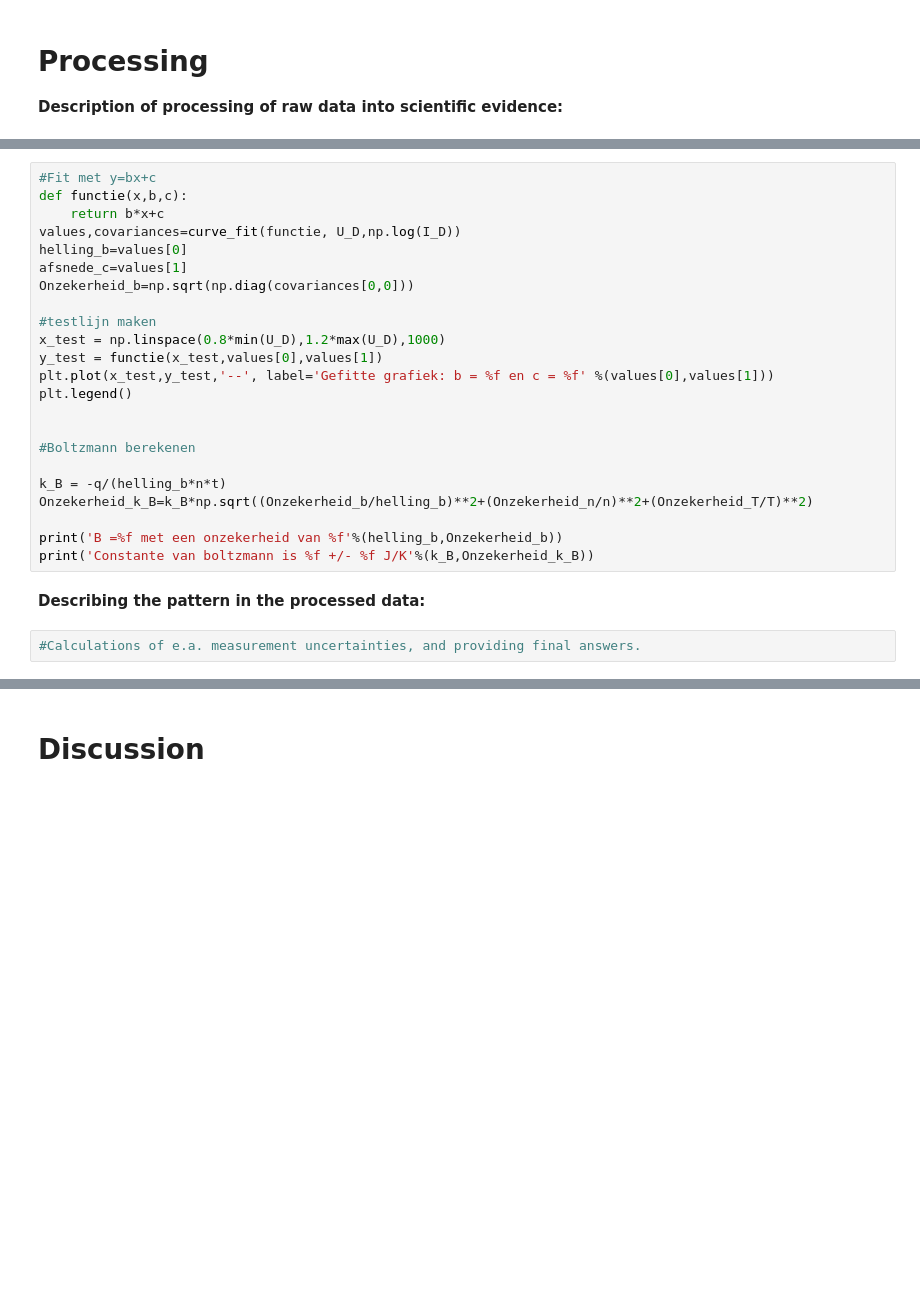
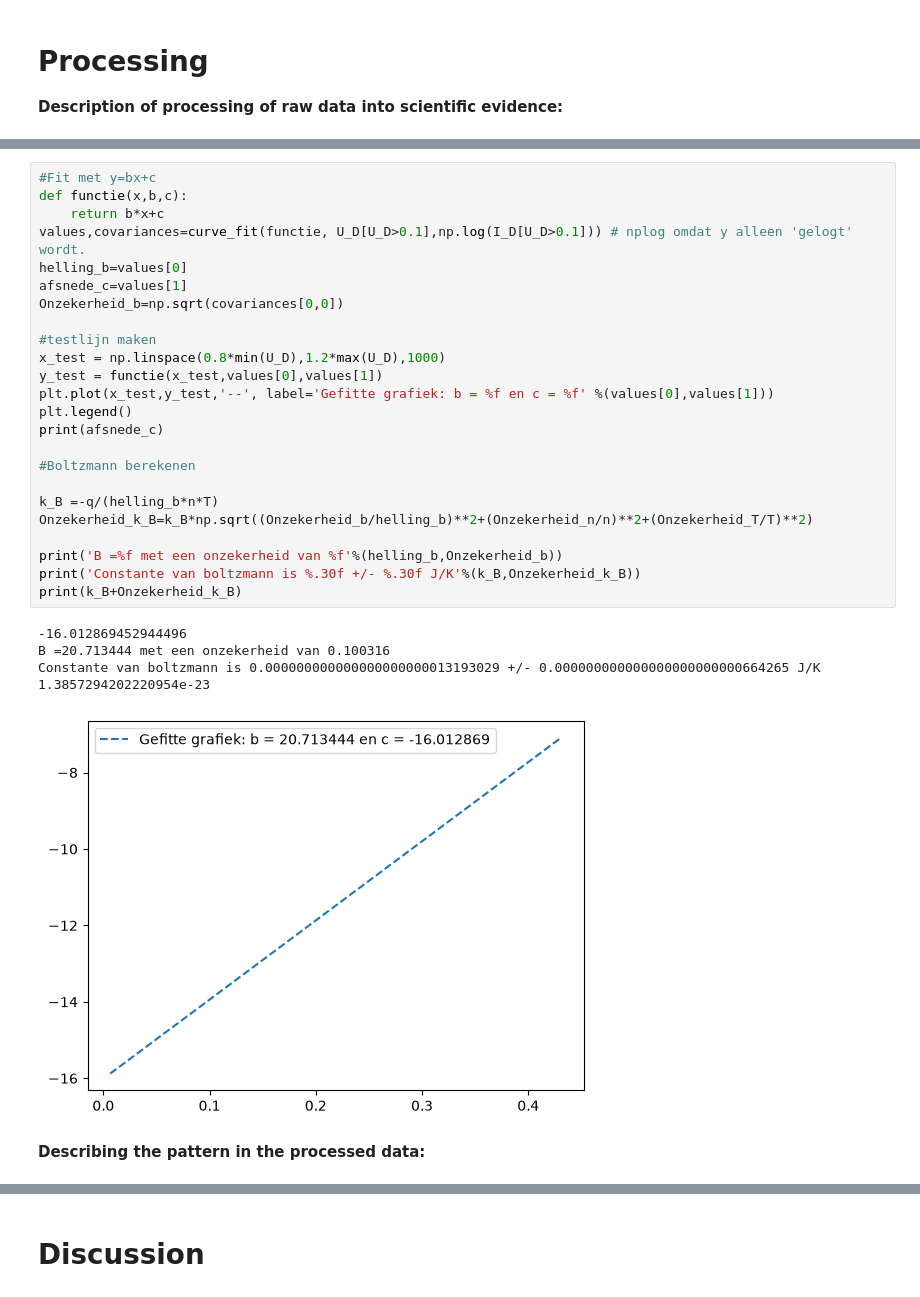
Before and after one commit to KoenHeide1/IP2-Thermo-, a Jupyter notebook: Labjournaal voor IP2/BM_labjournaal (1).ipynb, the cells around one changed output, grey strips where cells are left out. Cells and saved outputs as stored; diff of their text form; blank space fills up the shorter version.

```diff
--- a/Labjournaal voor IP2/BM_labjournaal (1).ipynb
+++ b/Labjournaal voor IP2/BM_labjournaal (1).ipynb
@@ -93,27 +98,32 @@ plt.legend()
 # %%
 #Fit met y=bx+c
 def functie(x,b,c):
     return b*x+c
-values,covariances=curve_fit(functie, U_D,np.log(I_D))
+values,covariances=curve_fit(functie, U_D[U_D>0.1],np.log(I_D[U_D>0.1])) # nplog omdat y alleen 'gelogt' wordt.
 helling_b=values[0]
 afsnede_c=values[1]
-Onzekerheid_b=np.sqrt(np.diag(covariances[0,0]))
+Onzekerheid_b=np.sqrt(covariances[0,0])
 
 #testlijn maken
 x_test = np.linspace(0.8*min(U_D),1.2*max(U_D),1000)
 y_test = functie(x_test,values[0],values[1])
 plt.plot(x_test,y_test,'--', label='Gefitte grafiek: b = %f en c = %f' %(values[0],values[1]))
 plt.legend()
-
+print(afsnede_c)
 
 #Boltzmann berekenen
 
-k_B = -q/(helling_b*n*t)
+k_B =-q/(helling_b*n*T)
 Onzekerheid_k_B=k_B*np.sqrt((Onzekerheid_b/helling_b)**2+(Onzekerheid_n/n)**2+(Onzekerheid_T/T)**2)
 
 print('B =%f met een onzekerheid van %f'%(helling_b,Onzekerheid_b))
-print('Constante van boltzmann is %f +/- %f J/K'%(k_B,Onzekerheid_k_B))
+print('Constante van boltzmann is %.30f +/- %.30f J/K'%(k_B,Onzekerheid_k_B))
+print(k_B+Onzekerheid_k_B)
+# %% [output]
+-16.012869452944496
+B =20.713444 met een onzekerheid van 0.100316
+Constante van boltzmann is 0.000000000000000000000013193029 +/- 0.000000000000000000000000664265 J/K
+1.3857294202220954e-23
+[figure, added]
 # %% [markdown]
 **Describing the pattern in the processed data:**
-# %%
-#Calculations of e.a. measurement uncertainties, and providing final answers.
```
Also changed, not shown: parts of 9 cells of this notebook.
